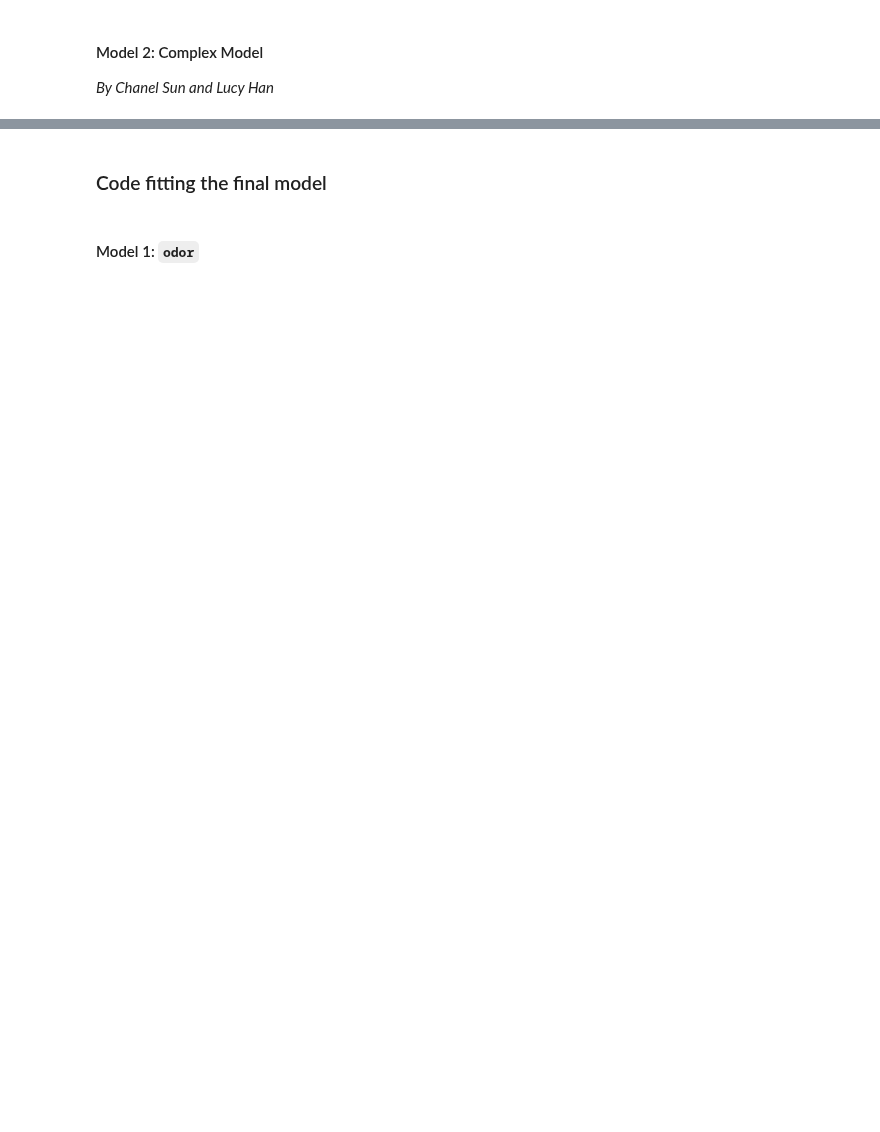
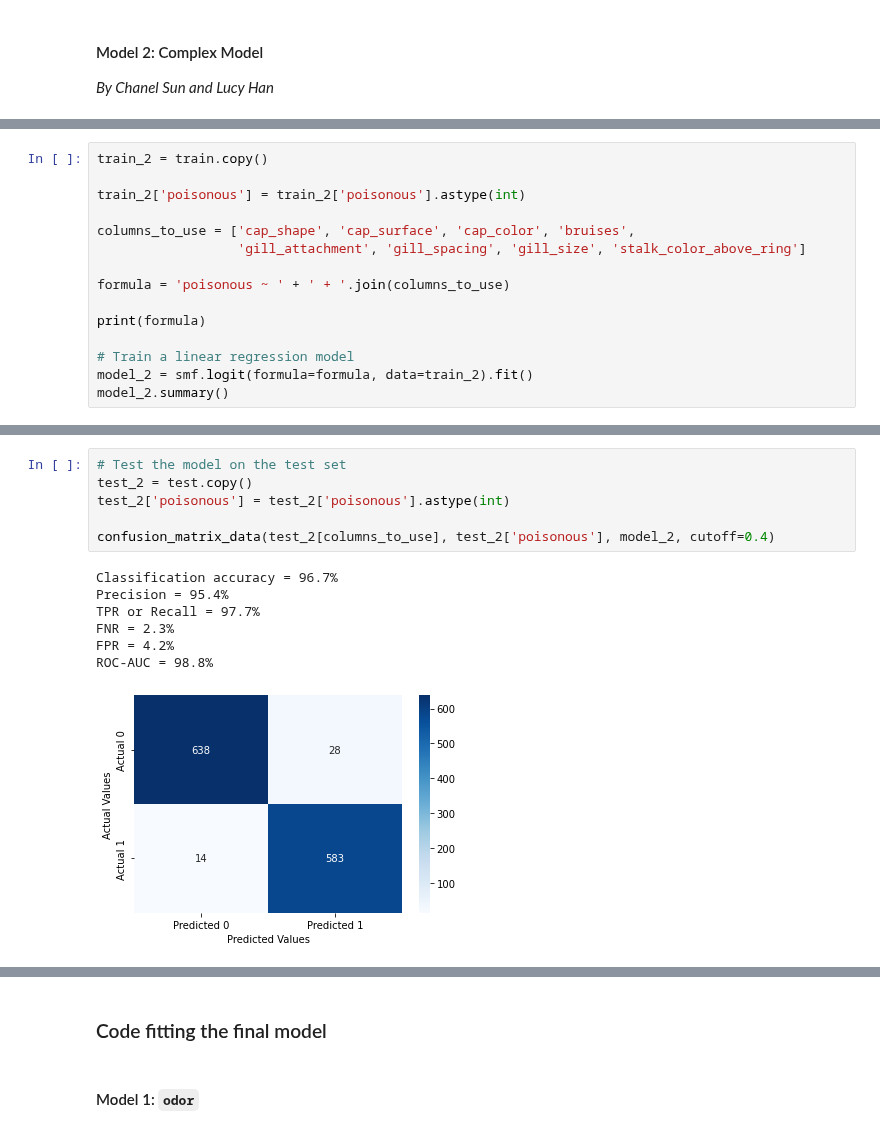
Before and after one commit to jprette/STAT303-2-Final_Project, a Jupyter notebook: Final Deliverables/Project Code Template.ipynb, the cells around one changed output, grey strips where cells are left out. Saved outputs shown, nothing was run; the diff lists cells and outputs as text; blank space fills up the shorter version.

```diff
--- a/Final Deliverables/Project Code Template.ipynb
+++ b/Final Deliverables/Project Code Template.ipynb
@@ -258,0 +343,15 @@ sns.scatterplot(x=[maximizing_threshold], y=[y1], color='red', s=100)
+# %%
+train_2 = train.copy()
+
+train_2['poisonous'] = train_2['poisonous'].astype(int)
+
+columns_to_use = ['cap_shape', 'cap_surface', 'cap_color', 'bruises',
+                  'gill_attachment', 'gill_spacing', 'gill_size', 'stalk_color_above_ring']
+
+formula = 'poisonous ~ ' + ' + '.join(columns_to_use)
+
+print(formula)
+
+# Train a linear regression model
+model_2 = smf.logit(formula=formula, data=train_2).fit()
+model_2.summary()
@@ -258,0 +390,14 @@ sns.scatterplot(x=[maximizing_threshold], y=[y1], color='red', s=100)
+# %%
+# Test the model on the test set
+test_2 = test.copy()
+test_2['poisonous'] = test_2['poisonous'].astype(int)
+
+confusion_matrix_data(test_2[columns_to_use], test_2['poisonous'], model_2, cutoff=0.4)
+# %% [output]
+Classification accuracy = 96.7%
+Precision = 95.4%
+TPR or Recall = 97.7%
+FNR = 2.3%
+FPR = 4.2%
+ROC-AUC = 98.8%
+[figure, added]
```
Also changed, not shown: parts of 33 cells of this notebook, 1 other file.
